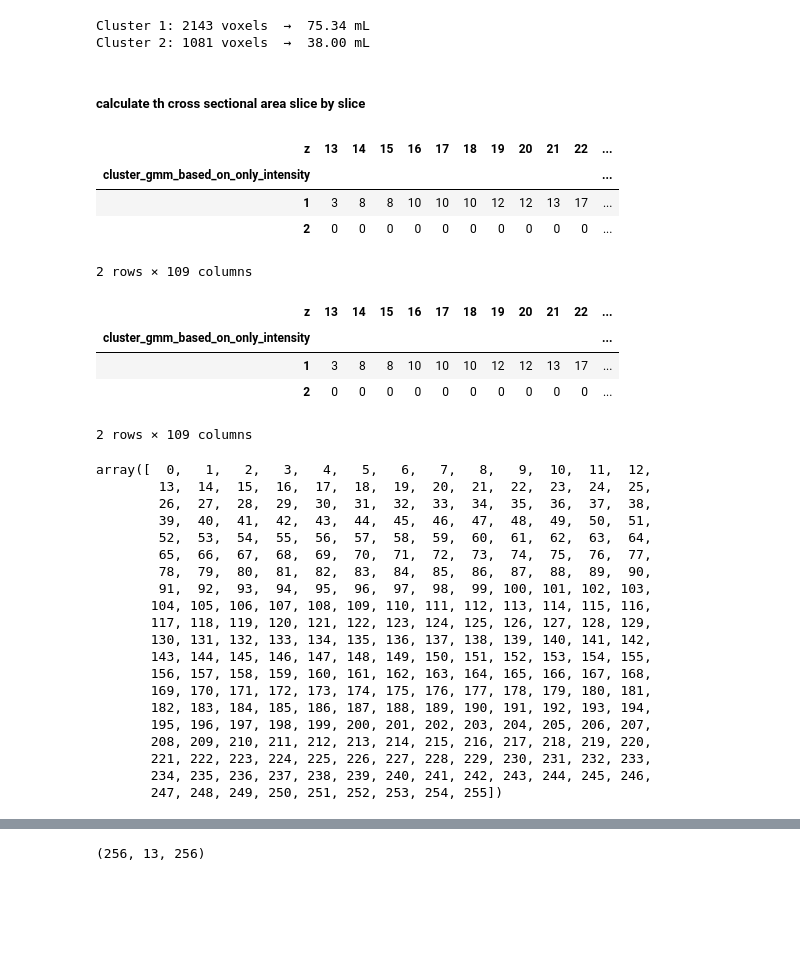
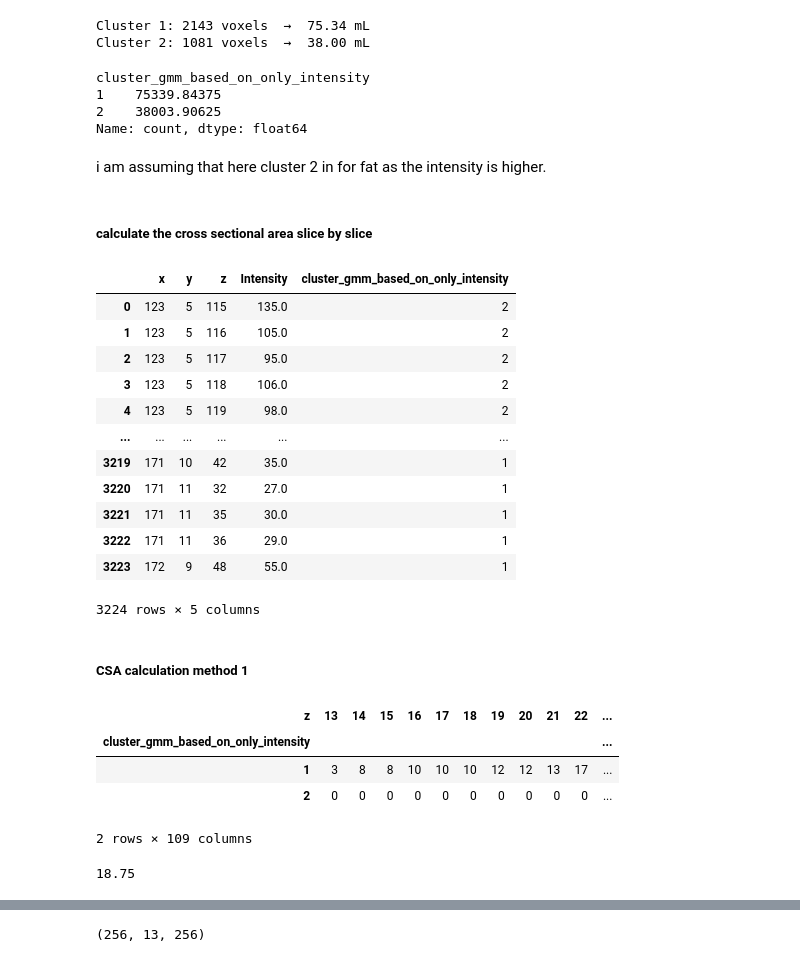
Before and after one commit to prabal5ghosh/Inria_Medical_Imageing_Internship_prabal, a Jupyter notebook: s0006/cluster_code/segmented_pixels_intensity_only_intensity.ipynb, the cells around one changed output, grey strips where cells are left out. Drawn from its saved outputs; the diff is of its cells as text; code cells hidden in the pictures; blank space fills up the shorter version.

```diff
--- a/s0006/cluster_code/segmented_pixels_intensity_only_intensity.ipynb
+++ b/s0006/cluster_code/segmented_pixels_intensity_only_intensity.ipynb
@@ -647,7 +654,34 @@ for clust_label, count in voxel_counts.items():
 # %% [output]
 Cluster 1: 2143 voxels  →  75.34 mL
 Cluster 2: 1081 voxels  →  38.00 mL
+# %%
+volumes_mm3
+# %% [output]
+cluster_gmm_based_on_only_intensity
+1    75339.84375
+2    38003.90625
+Name: count, dtype: float64
+# %% [markdown]
+i am assuming that here cluster 2 in for fat as the intensity is higher.
 # %% [markdown]
-##### calculate th cross sectional area slice by slice
+##### calculate the cross sectional area slice by slice
+# %%
+merged_df
+# %% [output]
+|  | x | y | z | Intensity | cluster_gmm_based_on_only_intensity |
+| 0 | 123 | 5 | 115 | 135.0 | 2 |
+| 1 | 123 | 5 | 116 | 105.0 | 2 |
+| 2 | 123 | 5 | 117 | 95.0 | 2 |
+| 3 | 123 | 5 | 118 | 106.0 | 2 |
+| 4 | 123 | 5 | 119 | 98.0 | 2 |
+| ... | ... | ... | ... | ... | ... |
+| 3219 | 171 | 10 | 42 | 35.0 | 1 |
+| 3220 | 171 | 11 | 32 | 27.0 | 1 |
+| 3221 | 171 | 11 | 35 | 30.0 | 1 |
+| 3222 | 171 | 11 | 36 | 29.0 | 1 |
+| 3223 | 172 | 9 | 48 | 55.0 | 1 |
+3224 rows × 5 columns
+# %% [markdown]
+##### CSA calculation method 1
 # %%
 # Create a pivot table of counts per (cluster, z-slice)
@@ -661,34 +696,9 @@ slice_counts
 | 1 | 3 | 8 | 8 | 10 | 10 | 10 | 12 | 12 | 13 | 17 | ... |
 | 2 | 0 | 0 | 0 | 0 | 0 | 0 | 0 | 0 | 0 | 0 | ... |
 2 rows × 109 columns
-# %%
-slice_counts.head
-# %% [output]
-| z | 13 | 14 | 15 | 16 | 17 | 18 | 19 | 20 | 21 | 22 | ... |
-| cluster_gmm_based_on_only_intensity |  |  |  |  |  |  |  |  |  |  | ... |
-| 1 | 3 | 8 | 8 | 10 | 10 | 10 | 12 | 12 | 13 | 17 | ... |
-| 2 | 0 | 0 | 0 | 0 | 0 | 0 | 0 | 0 | 0 | 0 | ... |
-2 rows × 109 columns
 # %%
-np.arange(segmented_data.shape[2])
+# np.arange(segmented_data.shape[2])
-# %% [output]
-array([  0,   1,   2,   3,   4,   5,   6,   7,   8,   9,  10,  11,  12,
-        13,  14,  15,  16,  17,  18,  19,  20,  21,  22,  23,  24,  25,
-        26,  27,  28,  29,  30,  31,  32,  33,  34,  35,  36,  37,  38,
-        39,  40,  41,  42,  43,  44,  45,  46,  47,  48,  49,  50,  51,
-        52,  53,  54,  55,  56,  57,  58,  59,  60,  61,  62,  63,  64,
-        65,  66,  67,  68,  69,  70,  71,  72,  73,  74,  75,  76,  77,
-        78,  79,  80,  81,  82,  83,  84,  85,  86,  87,  88,  89,  90,
-        91,  92,  93,  94,  95,  96,  97,  98,  99, 100, 101, 102, 103,
-       104, 105, 106, 107, 108, 109, 110, 111, 112, 113, 114, 115, 116,
-       117, 118, 119, 120, 121, 122, 123, 124, 125, 126, 127, 128, 129,
-       130, 131, 132, 133, 134, 135, 136, 137, 138, 139, 140, 141, 142,
-       143, 144, 145, 146, 147, 148, 149, 150, 151, 152, 153, 154, 155,
-       156, 157, 158, 159, 160, 161, 162, 163, 164, 165, 166, 167, 168,
-       169, 170, 171, 172, 173, 174, 175, 176, 177, 178, 179, 180, 181,
-       182, 183, 184, 185, 186, 187, 188, 189, 190, 191, 192, 193, 194,
-       195, 196, 197, 198, 199, 200, 201, 202, 203, 204, 205, 206, 207,
-       208, 209, 210, 211, 212, 213, 214, 215, 216, 217, 218, 219, 220,
-       221, 222, 223, 224, 225, 226, 227, 228, 229, 230, 231, 232, 233,
-       234, 235, 236, 237, 238, 239, 240, 241, 242, 243, 244, 245, 246,
-       247, 248, 249, 250, 251, 252, 253, 254, 255])
+# %%
+dx * dy
+# %% [output]
+18.75
```
Also changed, not shown: parts of 46 cells of this notebook, 4 other files.
